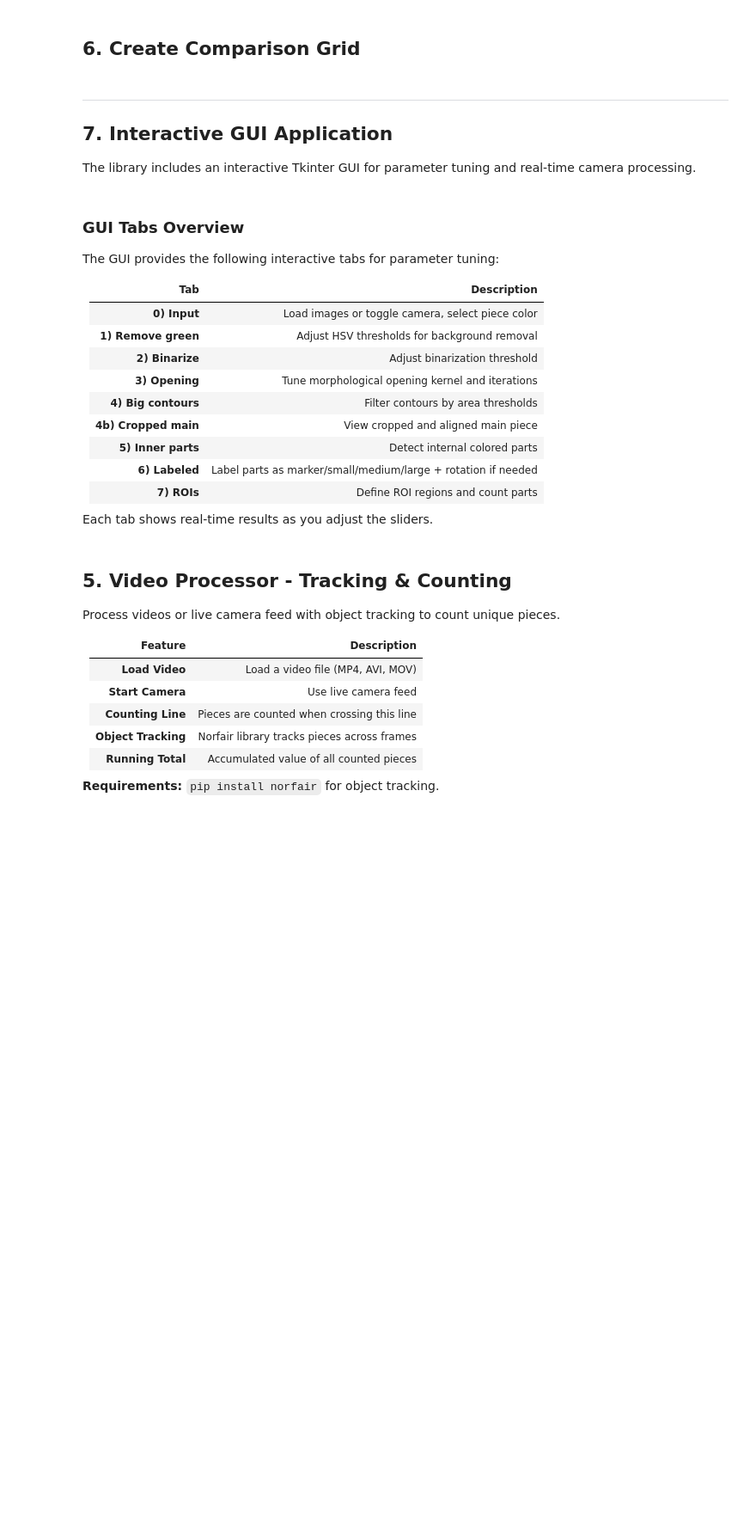
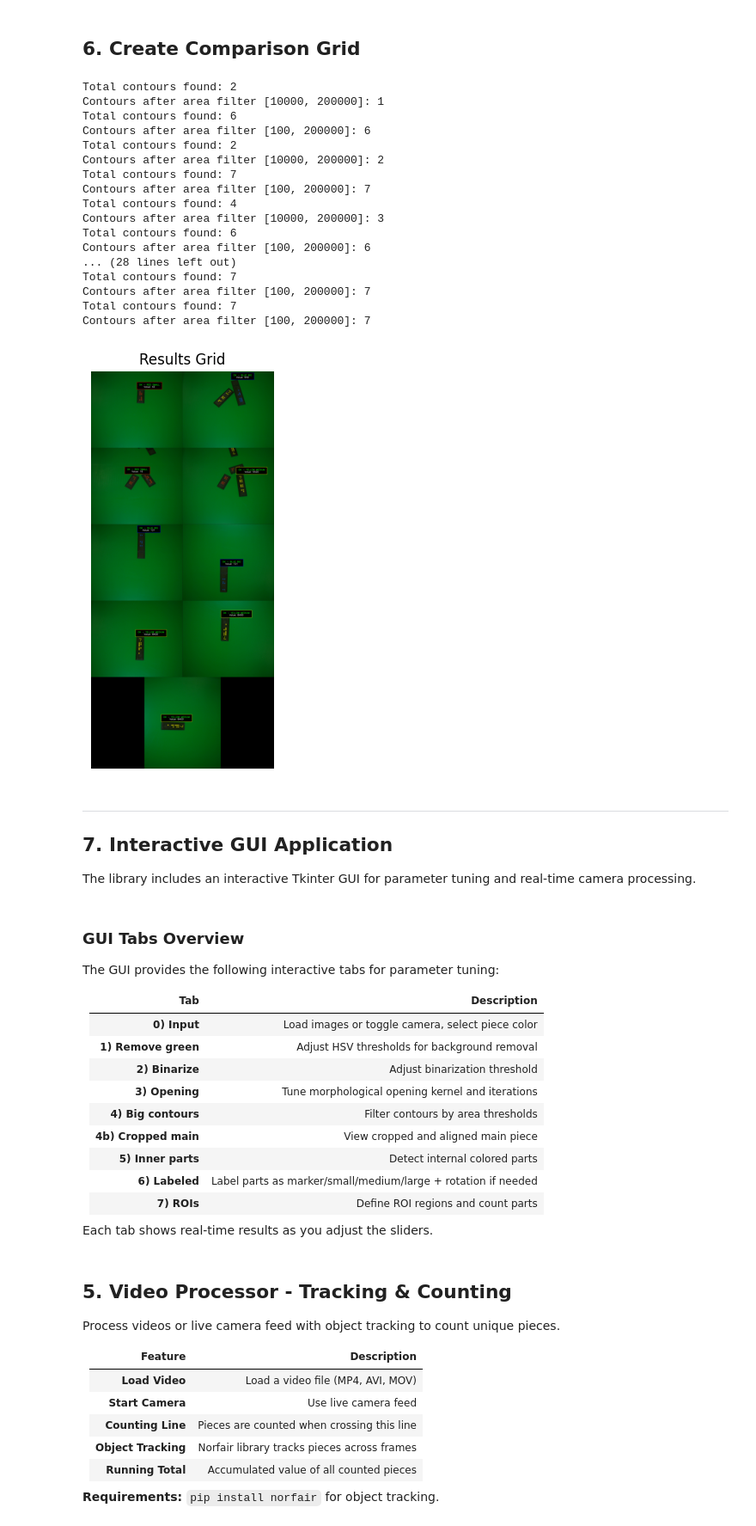
Before and after one commit to PabloMorillaCabello/STB600-final-project, a Jupyter notebook: Project_workbook_refactored.ipynb, the cells around one changed output. Shown at 86% size. Cells and saved outputs as stored; diff of their text form; code cells hidden in the pictures; blank space fills up the shorter version.

```diff
--- a/Project_workbook_refactored.ipynb
+++ b/Project_workbook_refactored.ipynb
@@ -56,7 +58,7 @@ print("Library loaded successfully!")
 ## 2. Configuration
 # %%
 # Path to test image
-IMAGE_PATH = "images/blue.png"
+IMAGE_PATH = r"C:\Users\pablo\Desktop\HV\PEOJECT\images\frame_at_8s.png"
 
 # Debug mode - show intermediate results
 DEBUG = True
@@ -211,7 +274,7 @@ print(f"\nTotal value: {total_value}")
 # Process all test images
 import os
 
-image_folder = "images"
+image_folder = r"C:\Users\pablo\Desktop\HV\PEOJECT\images"
 results = []
 
 for filename in os.listdir(image_folder):
@@ -243,30 +324,49 @@ for r in results:
 # %%
 # Create a grid of annotated results
 import os
 
-image_folder = "images"
+image_folder = r"C:\Users\pablo\Desktop\HV\PEOJECT\images"
 annotated_images = []
 
 for filename in os.listdir(image_folder):
     if filename.endswith((".png", ".jpg", ".jpeg")):
         filepath = os.path.join(image_folder, filename)
         try:
             _, img = load_source_cv2(filepath)
             result = process_piece(img, debug=False)
             annotated_images.append(resize_to_screen(result.annotated_image, 400, 400))
         except Exception:
             pass
 
 # Create grid (2 images per row)
 rows = []
 for i in range(0, len(annotated_images), 2):
     row_imgs = annotated_images[i:i+2]
     if row_imgs:
         rows.append(make_row(row_imgs))
 
 if rows:
     grid = make_grid(rows)
     show_image(grid, "Results Grid")
+# %% [output]
+Total contours found: 2
+Contours after area filter [10000, 200000]: 1
+Total contours found: 6
+Contours after area filter [100, 200000]: 6
+Total contours found: 2
+Contours after area filter [10000, 200000]: 2
+Total contours found: 7
+Contours after area filter [100, 200000]: 7
+Total contours found: 4
+Contours after area filter [10000, 200000]: 3
+Total contours found: 6
+Contours after area filter [100, 200000]: 6
+... (28 lines left out)
+Total contours found: 7
+Contours after area filter [100, 200000]: 7
+Total contours found: 7
+Contours after area filter [100, 200000]: 7
+[figure, added]
 # %% [markdown]
 ---
 
```
Also changed, not shown: parts of 17 cells of this notebook, 6 other files.
